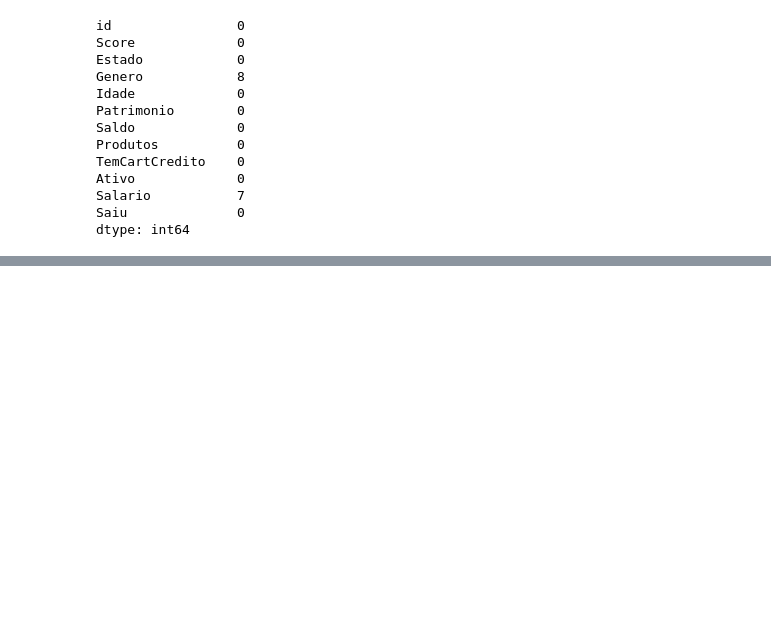
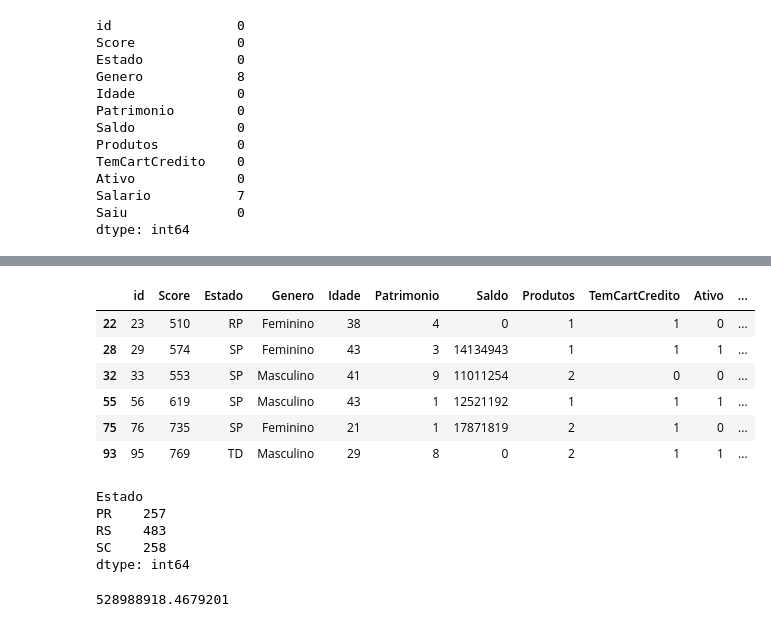
Before and after one commit to emariot/Tratamento_Dados_R_Python, a Jupyter notebook: Python/Tratamento Churn.ipynb, the cells around one changed output, grey strips where cells are left out. Saved outputs shown, nothing was run; the diff lists cells and outputs as text; code cells hidden in the pictures; blank space fills up the shorter version.

```diff
--- a/Python/Tratamento Churn.ipynb
+++ b/Python/Tratamento Churn.ipynb
@@ -183,0 +232,6 @@ dtype: int64
+# %%
+# Padronizar de acordo com o domínio
+data.loc[data['Genero']=='M', 'Genero'] = 'Masculino'
+data.loc[data['Genero'].isin(['Fem','F']), 'Genero'] = 'Feminino'
+group = data.groupby(['Genero']).size()
+group
@@ -183,0 +264,4 @@ dtype: int64
+# %%
+# calculando a mediana da idade
+median = sts.median(data['Idade'])
+median
@@ -183,0 +270,3 @@ dtype: int64
+# %%
+# Atribuindo a mediana nas idades
+data.loc[(data['Idade']<0)|(data['Idade']>120), "Idade"] = median
@@ -183,0 +284,4 @@ dtype: int64
+# %%
+# Excluindo id duplicado
+data.drop_duplicates(subset='id', keep='first', inplace=True)
+data[data.duplicated(['id'], keep=False)]
@@ -183,0 +303,10 @@ dtype: int64
+# %%
+data.loc[data['Estado'].isin(['RP','SP','TD'])]
+# %% [output]
+|  | id | Score | Estado | Genero | Idade | Patrimonio | Saldo | Produtos | TemCartCredito | Ativo | ... |
+| 22 | 23 | 510 | RP | Feminino | 38 | 4 | 0 | 1 | 1 | 0 | ... |
+| 28 | 29 | 574 | SP | Feminino | 43 | 3 | 14134943 | 1 | 1 | 1 | ... |
+| 32 | 33 | 553 | SP | Masculino | 41 | 9 | 11011254 | 2 | 0 | 0 | ... |
+| 55 | 56 | 619 | SP | Masculino | 43 | 1 | 12521192 | 1 | 1 | 1 | ... |
+| 75 | 76 | 735 | SP | Feminino | 21 | 1 | 17871819 | 2 | 1 | 0 | ... |
+| 93 | 95 | 769 | TD | Masculino | 29 | 8 | 0 | 2 | 1 | 1 | ... |
@@ -183,0 +315,15 @@ dtype: int64
+# %%
+group = data.groupby('Estado').size()
+group
+# %% [output]
+Estado
+PR    257
+RS    483
+SC    258
+dtype: int64
+# %%
+# Salario: Outliers -> considerar outliers valores a cima de 2 x desvio padrão
+desv = sts.stdev(data['Salario'])
+desv
+# %% [output]
+528988918.4679201
```
Also changed, not shown: parts of 23 cells of this notebook.
